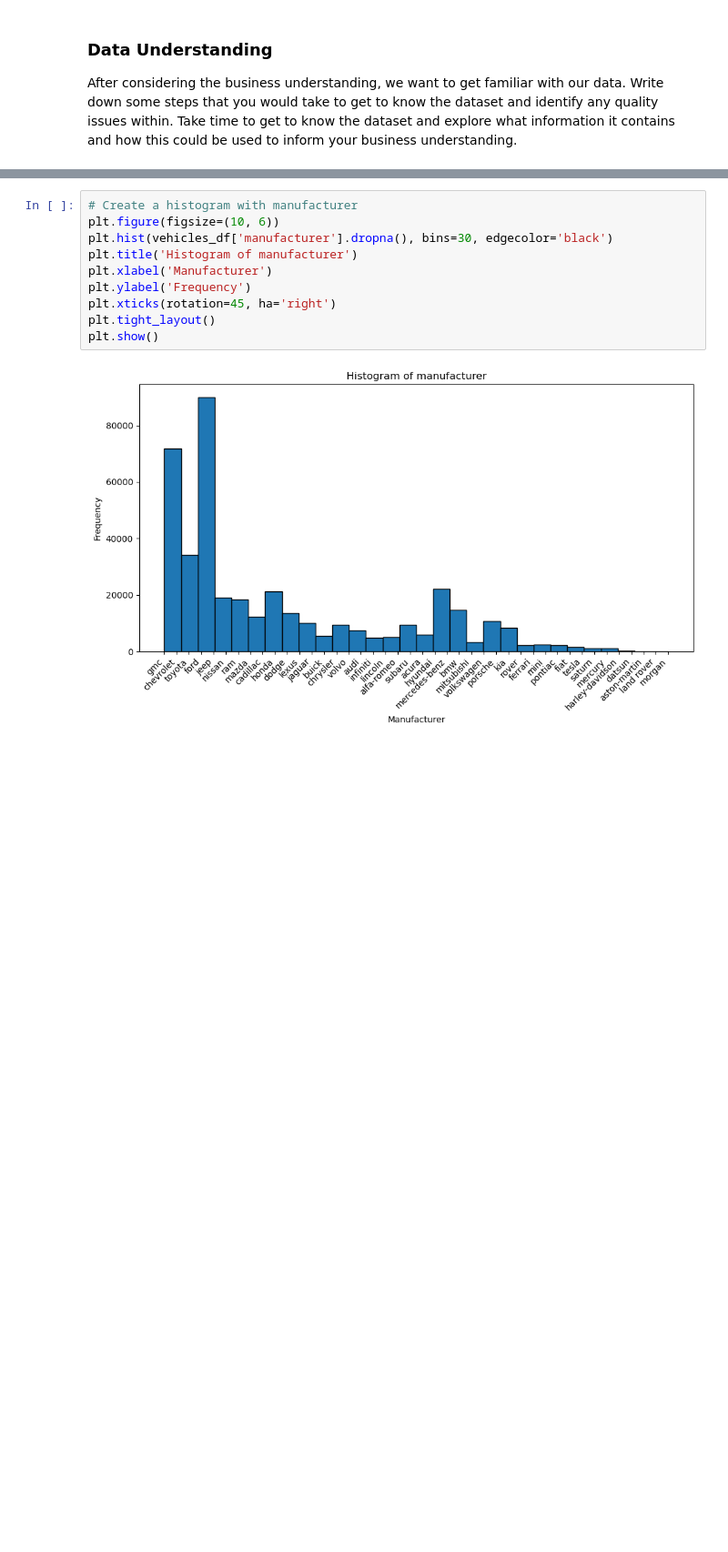
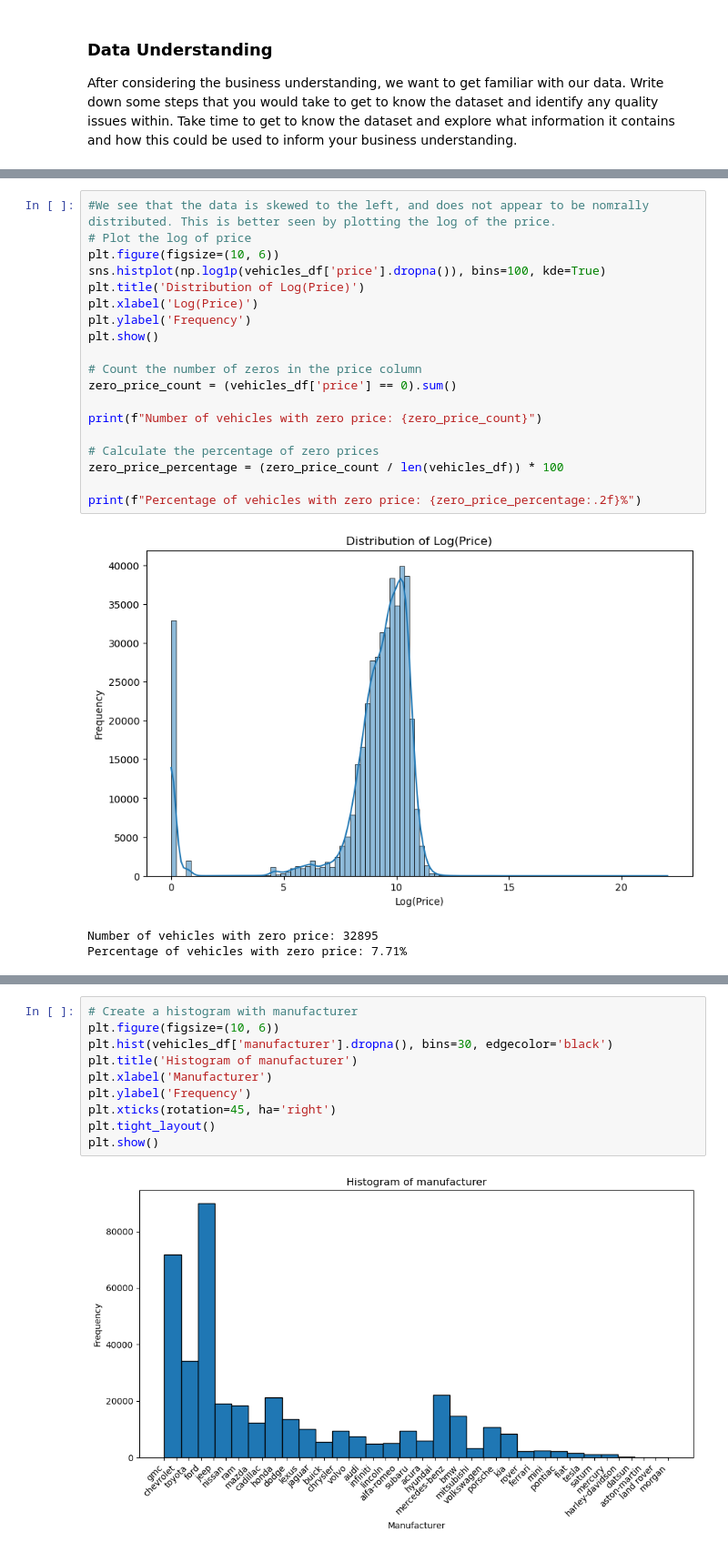
Before and after one commit to ok-ikejiani/Practical-Application-Assignment-11.1, a Jupyter notebook: prompt_II.ipynb, the cells around one changed output, grey strips where cells are left out. Shown at 91% size. Cells and saved outputs as stored; diff of their text form; blank space fills up the shorter version.

Commit message:
finished cleaning data

```diff
--- a/prompt_II.ipynb
+++ b/prompt_II.ipynb
@@ -166 +192,24 @@ dtype: float64
+# %%
+#We see that the data is skewed to the left, and does not appear to be nomrally distributed. This is better seen by plotting the log of the price.
+# Plot the log of price
+plt.figure(figsize=(10, 6))
+sns.histplot(np.log1p(vehicles_df['price'].dropna()), bins=100, kde=True)
+plt.title('Distribution of Log(Price)')
+plt.xlabel('Log(Price)')
+plt.ylabel('Frequency')
+plt.show()
+
+# Count the number of zeros in the price column
+zero_price_count = (vehicles_df['price'] == 0).sum()
+
+print(f"Number of vehicles with zero price: {zero_price_count}")
+
+# Calculate the percentage of zero prices
+zero_price_percentage = (zero_price_count / len(vehicles_df)) * 100
+
+print(f"Percentage of vehicles with zero price: {zero_price_percentage:.2f}%")
+# %% [output]
+[figure, added]
+Number of vehicles with zero price: 32895
+Percentage of vehicles with zero price: 7.71%
 # %%
```
Also changed, not shown: parts of 23 cells of this notebook, 1 other file.
